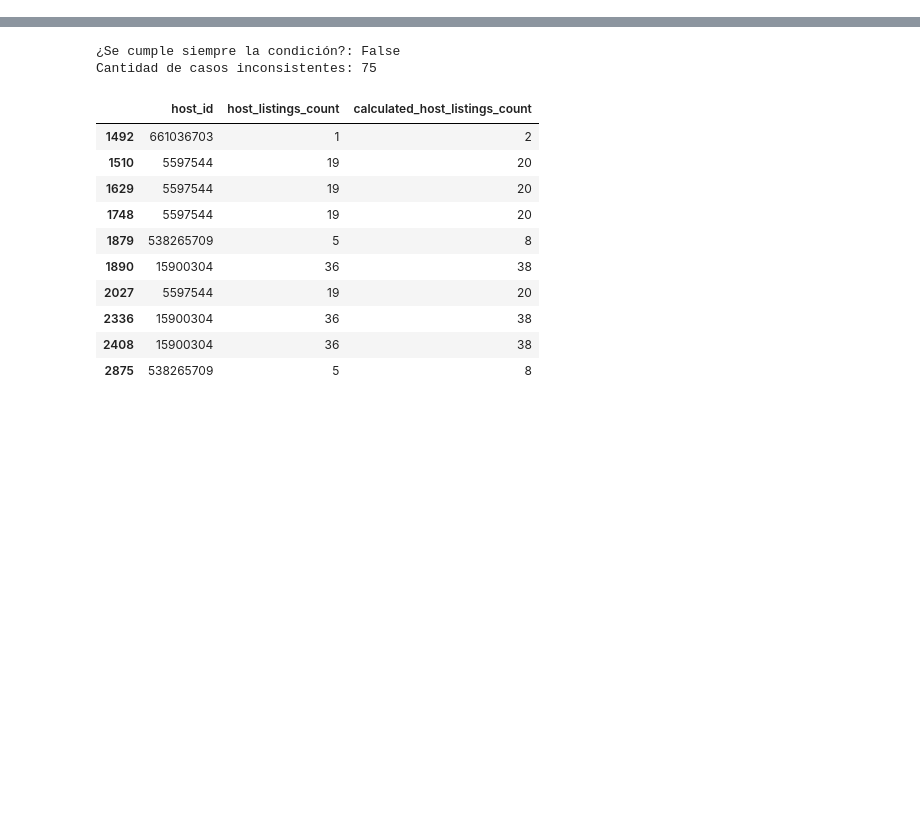
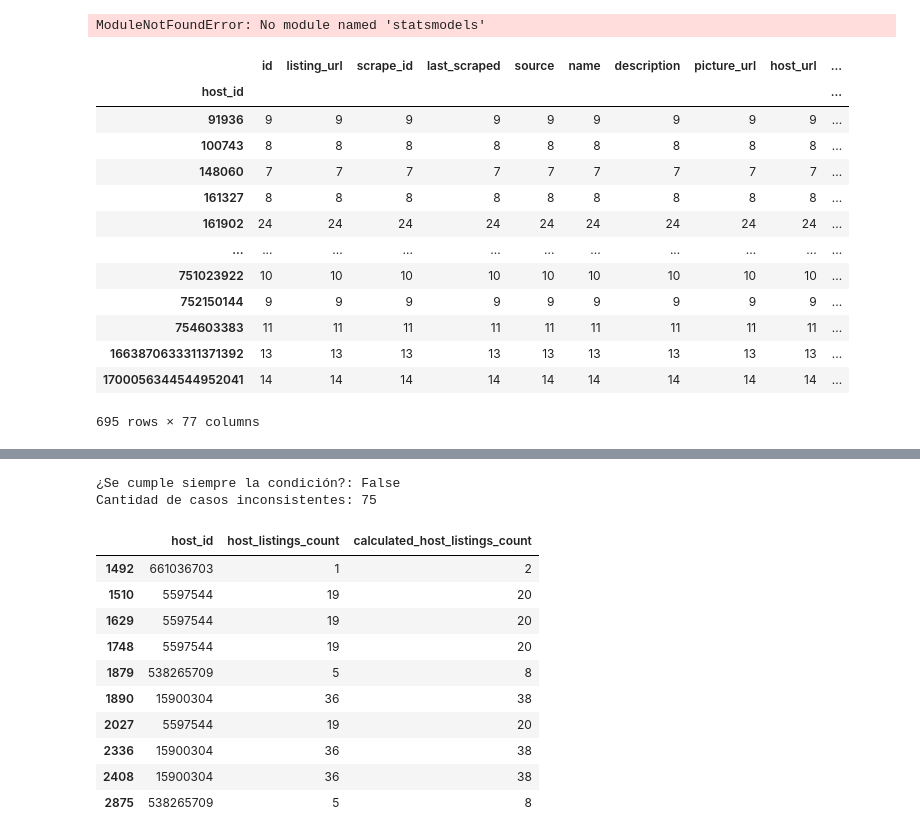
Before and after one commit to ClariflaroCode/TP_fundamentos_grupo30_airbnb, a Jupyter notebook: Entrega.ipynb, the cells around one changed output, grey strips where cells are left out. Cells and saved outputs as stored; diff of their text form; code cells hidden in the pictures; blank space fills up the shorter version.

```diff
--- a/Entrega.ipynb
+++ b/Entrega.ipynb
@@ -52,3 +52,59 @@ if df_listing['price'].dtype == 'object':
         .str.strip()
     )
 df_listing['price'] = pd.to_numeric(df_listing['price'], errors='coerce')
+# %%
+import numpy as np
+import pandas as pd
+import scipy.stats as stats
+from statsmodels.stats.proportion import proportions_ztest, binom_test
+
+# 1. Descartar 'Hotel room' del dataset original
+df_filtrado = df_listing[df_listing['room_type'] != 'Hotel room'].copy()
+
+# 2. Identificar la cantidad de 'Entire home/apt' que tiene cada host
+# Contamos únicamente los registros donde room_type == 'Entire home/apt' por host
+enteros_por_host = (
+    df_filtrado[df_filtrado['room_type'] == 'Entire home/apt']
+    .groupby('host_id')
+    .size()
+    .rename('cant_enteros')
+)
+
+# 3. Mapear este conteo al dataset filtrado
+df_filtrado = df_filtrado.merge(enteros_por_host, on='host_id', how='left')
+df_filtrado['cant_enteros'] = df_filtrado['cant_enteros'].fillna(0)
+
+# 4. Clasificar si la publicación pertenece a un host multipropiedad (>= 5 publicaciones de 'Entire home/apt')
+df_filtrado['es_agencia_entero'] = df_filtrado['cant_enteros'] >= 5
+
+# Muestras
+k = df_filtrado['es_agencia_entero'].sum()  # Éxitos (publicaciones de agencias de enteros)
+N = len(df_filtrado)                        # Total de publicaciones válidas
+p_hat = k / N
+
+print(f"Total publicaciones evaluadas (sin hoteles): {N}")
+print(f"Publicaciones en agencias de 'Entire home/apt' (>= 5): {k}")
+print(f"Proporción muestral (p̂): {p_hat * 100:.2f}%\n")
+# %% [output]
+ModuleNotFoundError: No module named 'statsmodels'
+# %%
+#df_listing.groupby(["latitude", "longitude"]).head()
+df_agrupado_mayor = df_listing[df_listing["calculated_host_listings_count"] > 4]
+df_agrupado_mayor = df_agrupado_mayor[df_agrupado_mayor["room_type"] != "Hotel room"]
+df_agrupado = df_agrupado_mayor.groupby("host_id")
+df_agrupado.count()
+# %% [output]
+|  | id | listing_url | scrape_id | last_scraped | source | name | description | picture_url | host_url | ... |
+| host_id |  |  |  |  |  |  |  |  |  | ... |
+| 91936 | 9 | 9 | 9 | 9 | 9 | 9 | 9 | 9 | 9 | ... |
+| 100743 | 8 | 8 | 8 | 8 | 8 | 8 | 8 | 8 | 8 | ... |
+| 148060 | 7 | 7 | 7 | 7 | 7 | 7 | 7 | 7 | 7 | ... |
+| 161327 | 8 | 8 | 8 | 8 | 8 | 8 | 8 | 8 | 8 | ... |
+| 161902 | 24 | 24 | 24 | 24 | 24 | 24 | 24 | 24 | 24 | ... |
+| ... | ... | ... | ... | ... | ... | ... | ... | ... | ... | ... |
+| 751023922 | 10 | 10 | 10 | 10 | 10 | 10 | 10 | 10 | 10 | ... |
+| 752150144 | 9 | 9 | 9 | 9 | 9 | 9 | 9 | 9 | 9 | ... |
+| 754603383 | 11 | 11 | 11 | 11 | 11 | 11 | 11 | 11 | 11 | ... |
+| 1663870633311371392 | 13 | 13 | 13 | 13 | 13 | 13 | 13 | 13 | 13 | ... |
+| 1700056344544952041 | 14 | 14 | 14 | 14 | 14 | 14 | 14 | 14 | 14 | ... |
+695 rows × 77 columns
```
Also changed, not shown: parts of 2 cells of this notebook.
